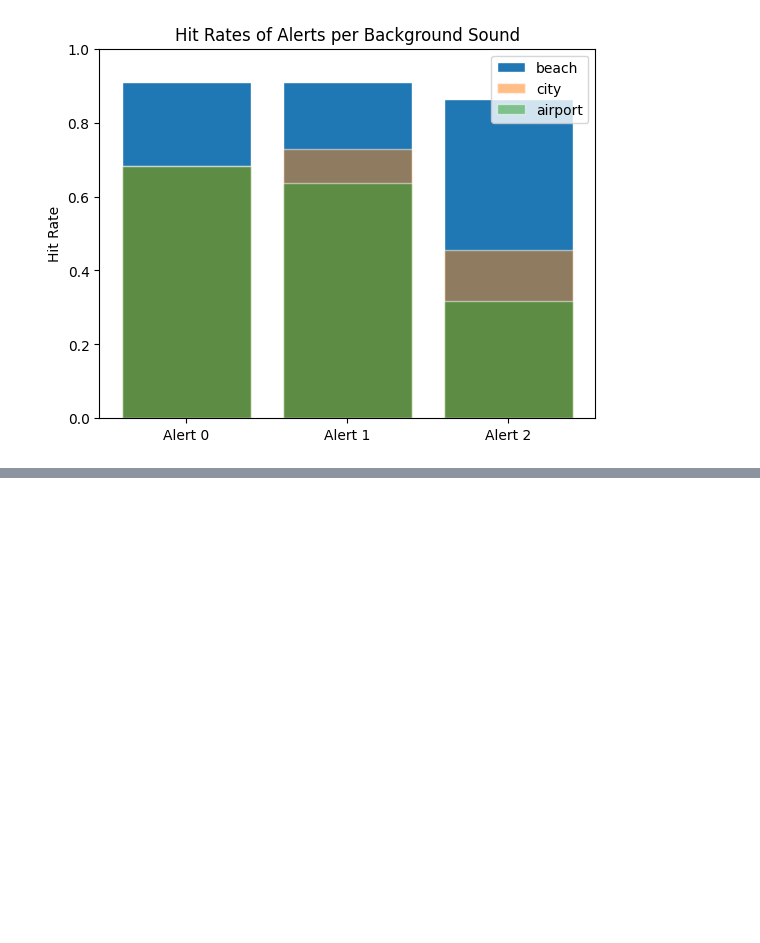
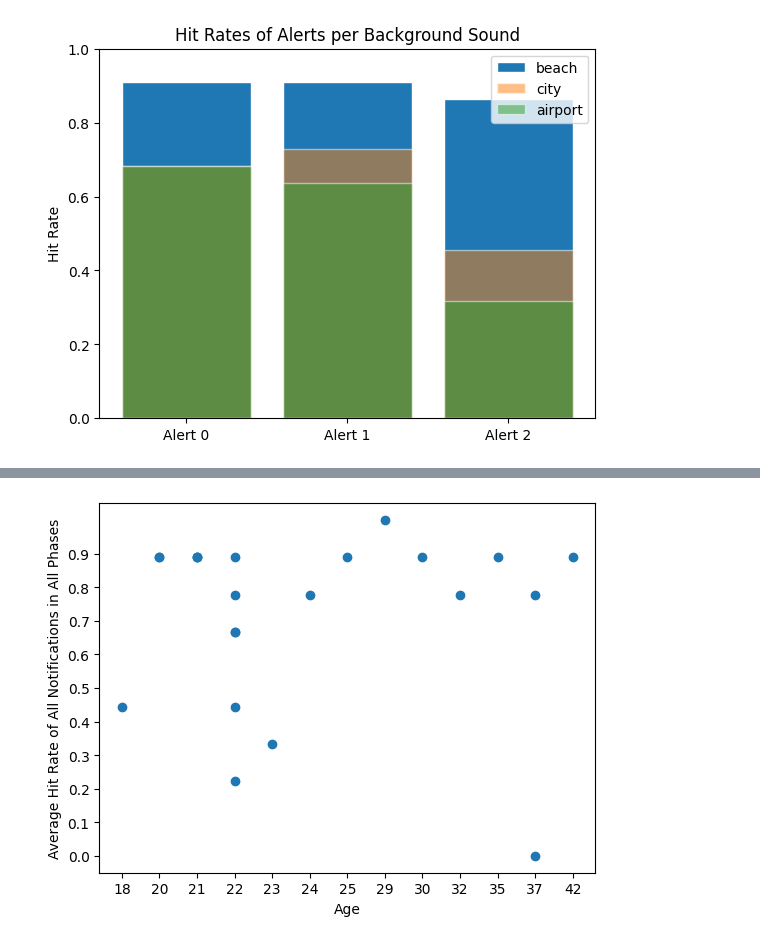
Before and after one commit to csu-hci-projects/SP23-Context-Awareness-Sound-Alerts, a Jupyter notebook: tools/data-visualization.ipynb, the cells around one changed output, grey strips where cells are left out. Drawn from its saved outputs; the diff is of its cells as text; code cells hidden in the pictures; blank space fills up the shorter version.

```diff
--- a/tools/data-visualization.ipynb
+++ b/tools/data-visualization.ipynb
@@ -213,0 +227,18 @@ No artists with labels found to put in legend.  Note that artists whose label st
+# %%
+ages = np.arange(0,50,1)
+y = np.arange(0, 1, 1/100)
+averages = []
+sorted = final_data.sort_values(by=['age'])
+
+for subject_index in range(len(sorted)):
+    averages.append(get_subject_hit_rate(sorted, subject_index))
+
+fig, ax = plt.subplots()
+ax.scatter(sorted['age'], averages)
+plt.yticks(np.arange(0, 1, .1))
+ax.set_xlabel("Age")
+ax.set_ylabel("Average Hit Rate of All Notifications in All Phases")
+
+plt.show()
+# %% [output]
+[figure, added]
```
Also changed, not shown: parts of 2 cells of this notebook, 1 other file.
